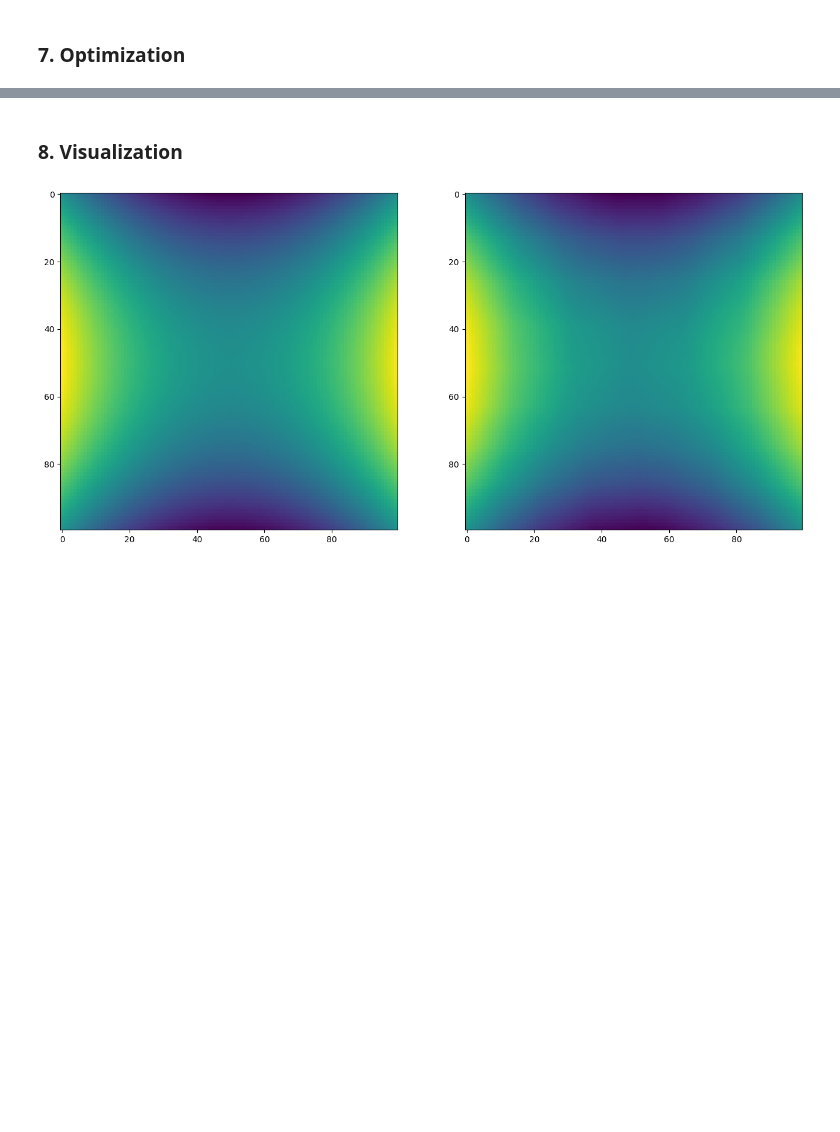
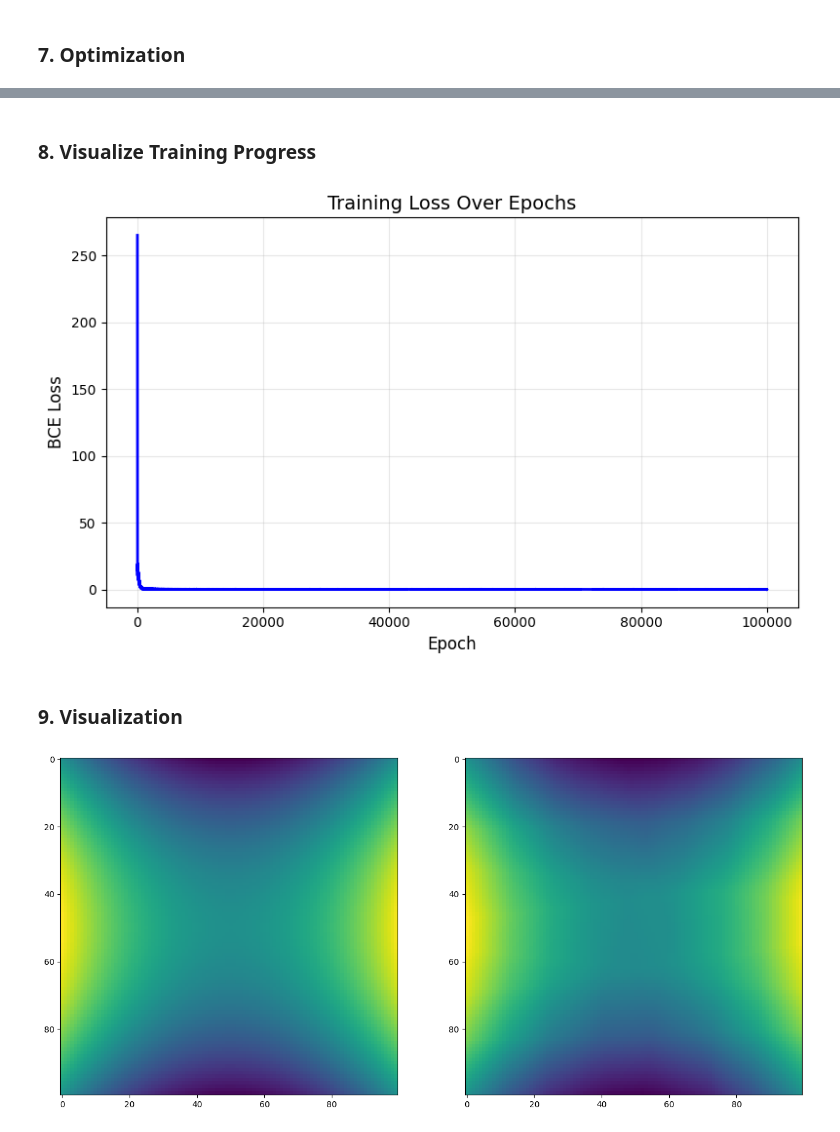
Before and after one commit to Kaveh-Ramezani/202610ELC536501, a Jupyter notebook: 3/FuncAppr_Assignment_TFv1_ReLU_Saddle.ipynb, the cells around one changed output, grey strips where cells are left out. Cells and saved outputs as stored; diff of their text form; code cells hidden in the pictures; blank space fills up the shorter version.

```diff
--- a/3/FuncAppr_Assignment_TFv1_ReLU_Saddle.ipynb
+++ b/3/FuncAppr_Assignment_TFv1_ReLU_Saddle.ipynb
@@ -121,13 +123,17 @@ session.run(tf.global_variables_initializer())
 
 epochs = int(1e5)
 batch_size = 100
-epochs_between_two_evaluations = 1e3
+epochs_between_two_evaluations = int(epochs/10)
+loss_history = []
 
 for i in range(epochs):
     idx = np.random.permutation(X_train.shape[0])[:batch_size]
     feed_dict = {x:X_train[idx],y:Y_train[idx]}
     optimizer_one_step.run(feed_dict=feed_dict)
-    if i % epochs_between_two_evaluations == 0:
+
+    loss_history.append(session.run(Loss,feed_dict=feed_dict))
+
+    if (i+1) % epochs_between_two_evaluations == 0:
         [curr_loss] = session.run([Loss],{x:X_train,y:Y_train})
-        print(curr_loss)
+        print(f'epoch: {i+1}, loss: {curr_loss:.4f}')
 # %% [output]
@@ -151,5 +150,18 @@ for i in range(epochs):
+# %% [markdown]
+### 8. Visualize Training Progress
+# %%
+plt.figure(figsize=(8, 5))
+plt.plot(range(1, epochs+1), loss_history, 'b-', linewidth=2)
+plt.xlabel('Epoch', fontsize=12)
+plt.ylabel('BCE Loss', fontsize=12)
+plt.title('Training Loss Over Epochs', fontsize=14)
+plt.grid(True, alpha=0.3)
+plt.tight_layout()
+plt.show()
+# %% [output]
+[figure, added]
 # %% [markdown]
-### 8. Visualization
+### 9. Visualization
 # %%
 #Visualize the predicted function
 [curr_W1,curr_b1,curr_W2,curr_b2,curr_loss] = session.run([W1,b1,W2,b2,Loss],{x:X_train,y:Y_train})
```
Also changed, not shown: parts of 2 cells of this notebook, 1 other file.
